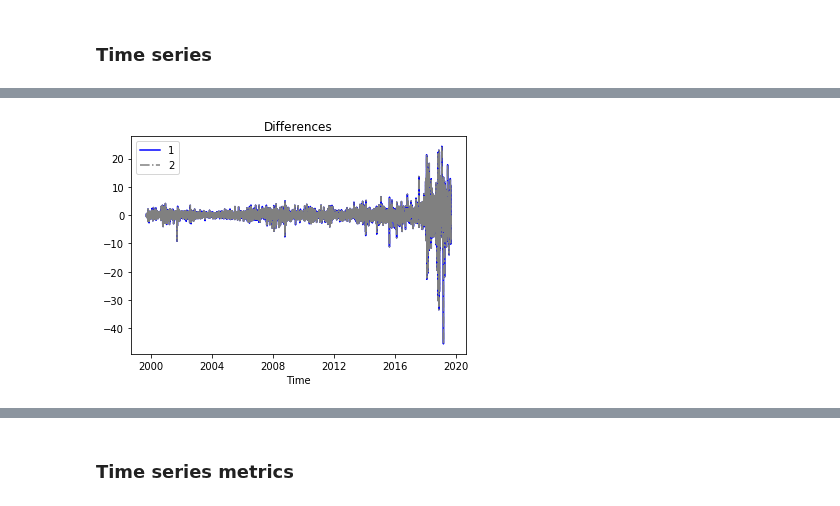
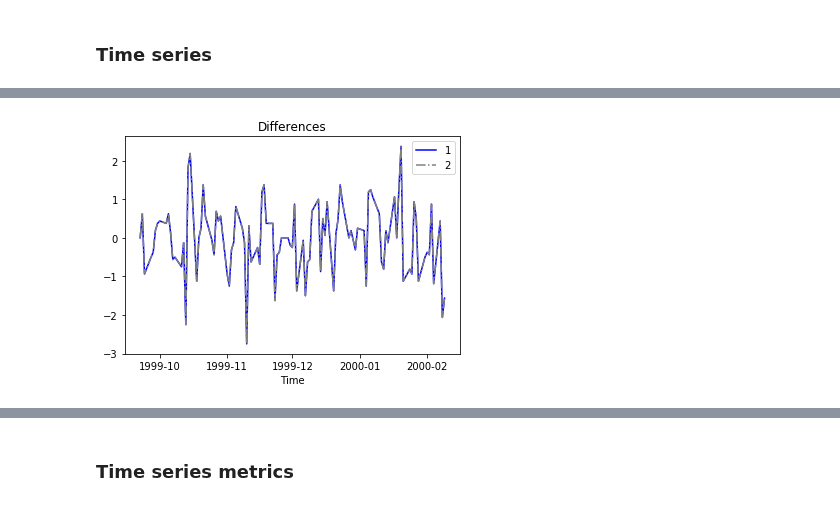
Before and after one commit to rbetzler/fun-times-in-python, a Jupyter notebook: finance/data_science/stock_explorer.ipynb, the cells around one changed output, grey strips where cells are left out. Cells and saved outputs as stored; diff of their text form; code cells hidden in the pictures.

```diff
--- a/finance/data_science/stock_explorer.ipynb
+++ b/finance/data_science/stock_explorer.ipynb
@@ -65,7 +68,7 @@ plt.show()
 # %%
-time_series_utils.ARIMA(series=df['open'], datetimes=df['market_datetime']).differences_plot()
+time_series_utils.ARIMA(series=df['open'].head(100), datetimes=df['market_datetime'].head(100)).differences_plot()
 # %% [output]
-[figure, old version]
+[figure, new version]
 # %%
 time_series_utils.ARIMA(series=df['open'],
           datetimes=df['market_datetime'], p=(1,4), d=(0,1), q=(0,1),
```
Also changed, not shown: parts of 17 cells of this notebook, 6 other files.
